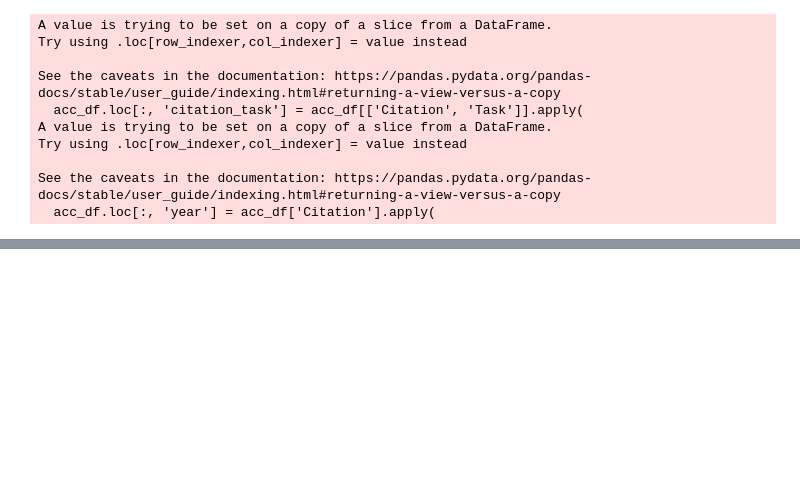
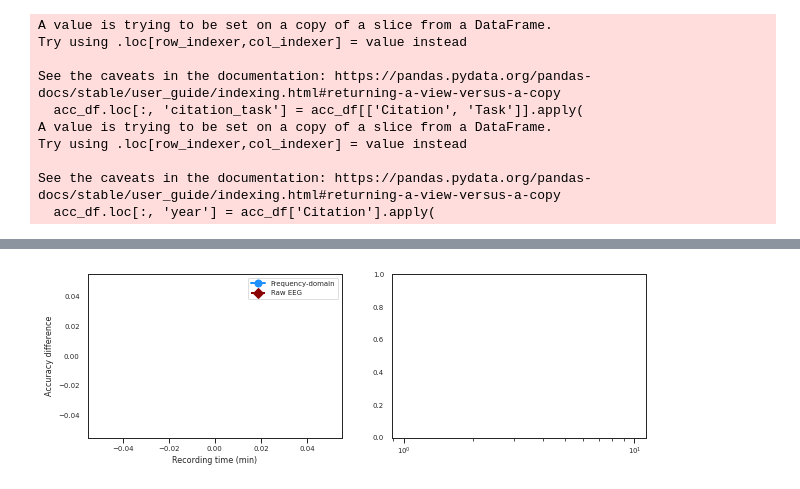
Before and after one commit to sliwy/dl-eeg-review, a Jupyter notebook: code/dataset_size_vs_acc.ipynb, the cells around one changed output, grey strips where cells are left out. Drawn from its saved outputs; the diff is of its cells as text; code cells hidden in the pictures; blank space fills up the shorter version.

```diff
--- a/code/dataset_size_vs_acc.ipynb
+++ b/code/dataset_size_vs_acc.ipynb
@@ -156,0 +441,17 @@ plt.savefig('../figs/dataset_size_vs_acc.png', dpi=350)
+# %%
+# Remove N/M and TBD
+col = 'Data - samples'
+data_df.loc[data_df[col].isin(['N/M', 'TBD', '[TBD]']), col] = np.nan
+data_df[col] = data_df[col].astype(float)
+
+col2 = 'Data - time'
+data_df.loc[data_df[col2].isin(['N/M', 'TBD', '[TBD]']), col2] = np.nan
+data_df[col2] = data_df[col2].astype(float)
+
+# Wrap main domain text
+data_df['Main domain'] = data_df['Main domain'].apply(
+    ut.wrap_text, max_char=13)
+# %%
+data_df = ut.split_column_with_multiple_entries(
+    df, ['Data - samples', 'Data - time'], ref_col=['Citation', 'Main domain', 'Features (clean)'],
+    sep=';\n', lower=False)
@@ -156,0 +466,68 @@ plt.savefig('../figs/dataset_size_vs_acc.png', dpi=350)
+# %%
+fig, axes = plt.subplots(
+    ncols=2, figsize=(10, 3))
+#     figsize=(save_cfg['text_width'], save_cfg['text_height'] / 3))
+# axes = [axes]
+
+# axes[0].set(xscale='log', yscale='linear')
+bins = None
+for features, marker, color in zip([['Frequency-domain'], ['Raw EEG']], ['o-', 'D--'], ['dodgerblue', 'darkred']):
+
+    if bins is None:
+        bins = 5
+    else:
+        pass
+    x = binned_statistic(
+        data_df[data_df['Features (clean)'].isin(features)][col2],
+        data_df[data_df['Features (clean)'].isin(features)][col2],
+        statistic="mean", bins=bins)
+    bins = 5
+    x = pd.Series(x[0]).dropna()
+    x = np.power(10, x)
+    y = pd.Series(binned_statistic(
+        data_df[data_df['Features (clean)'].isin(features)][col2],
+        data_df[data_df['Features (clean)'].isin(features)]['Difference'],
+        statistic="mean", bins=bins)[0]).dropna()
+    e = pd.Series(binned_statistic(
+        data_df[data_df['Features (clean)'].isin(features)][col2],
+        data_df[data_df['Features (clean)'].isin(features)]['Difference'],
+        statistic="std", bins=bins)[0]).dropna()
+    axes[0].errorbar(x, y, yerr=e, xerr=None, fmt=marker, label=features[0], color=color, linewidth=2, markersize=7)
+axes[0].legend()
+# min_val = int(np.floor(np.log10(np.max([0.01, bins.min()]))))
+# max_val = int(np.ceil(np.log10(bins.max())))
+# axes[0].set_xticks(np.power(10, range(min_val, max_val + 1)))
+axes[0].set_xlabel('Recording time (min)')
+axes[0].set_ylabel('Accuracy difference')
+
+axes[1].set(xscale='log', yscale='linear')
+
+# bins = None
+# for features, marker, color in zip([['Frequency-domain'], ['Raw EEG']], ['o-', 'D--'], ['dodgerblue', 'darkred']):
+
+#     if bins is None:
+#         bins = 5
+#     else:
+#         pass
+#     x = binned_statistic(
+#         np.log10(data_df[data_df['Features (clean)'].isin(features)][col]),
+#         np.log10(data_df[data_df['Features (clean)'].isin(features)][col]),
+#         statistic="mean", bins=bins)
+#     bins = 5
+#     x = pd.Series(x[0])
+#     x = np.power(10, x)
+#     y = pd.Series(binned_statistic(
+#         np.log10(data_df[data_df['Features (clean)'].isin(features)][col]),
+#         data_df[data_df['Features (clean)'].isin(features)]['Difference'],
+#         statistic="mean", bins=bins)[0])
+#     e = pd.Series(binned_statistic(
+#         np.log10(data_df[data_df['Features (clean)'].isin(features)][col2]),
+#         data_df[data_df['Features (clean)'].isin(features)]['Difference'],
+#         statistic="std", bins=bins)[0])
+#     axes[1].errorbar(x, y, yerr=e, xerr=None, fmt=marker, label=features[0], color=color, linewidth=2, markersize=7)
+# axes[1].legend()
+# min_val = int(np.floor(np.log10(x.min())))
+# max_val = int(np.ceil(np.log10(x.max())))
+# # axes[1].set_xticks(np.power(10, range(min_val, max_val + 1)))
+# axes[1].set_xlabel('Number of examples')
+# %% [output]
@@ -156,0 +535 @@ plt.savefig('../figs/dataset_size_vs_acc.png', dpi=350)
+[figure, added]
```
Also changed, not shown: parts of 18 cells of this notebook, 1 other file.
